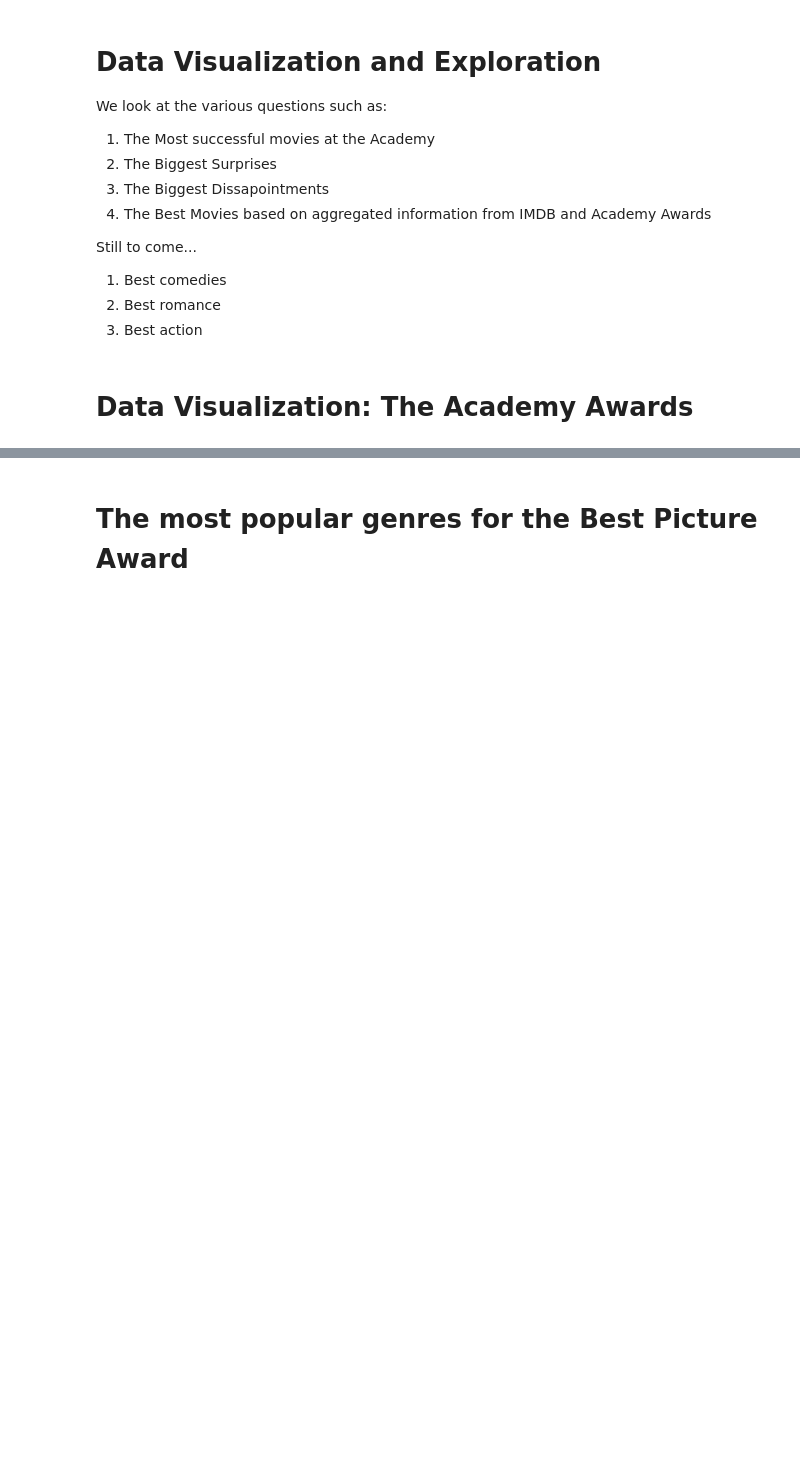
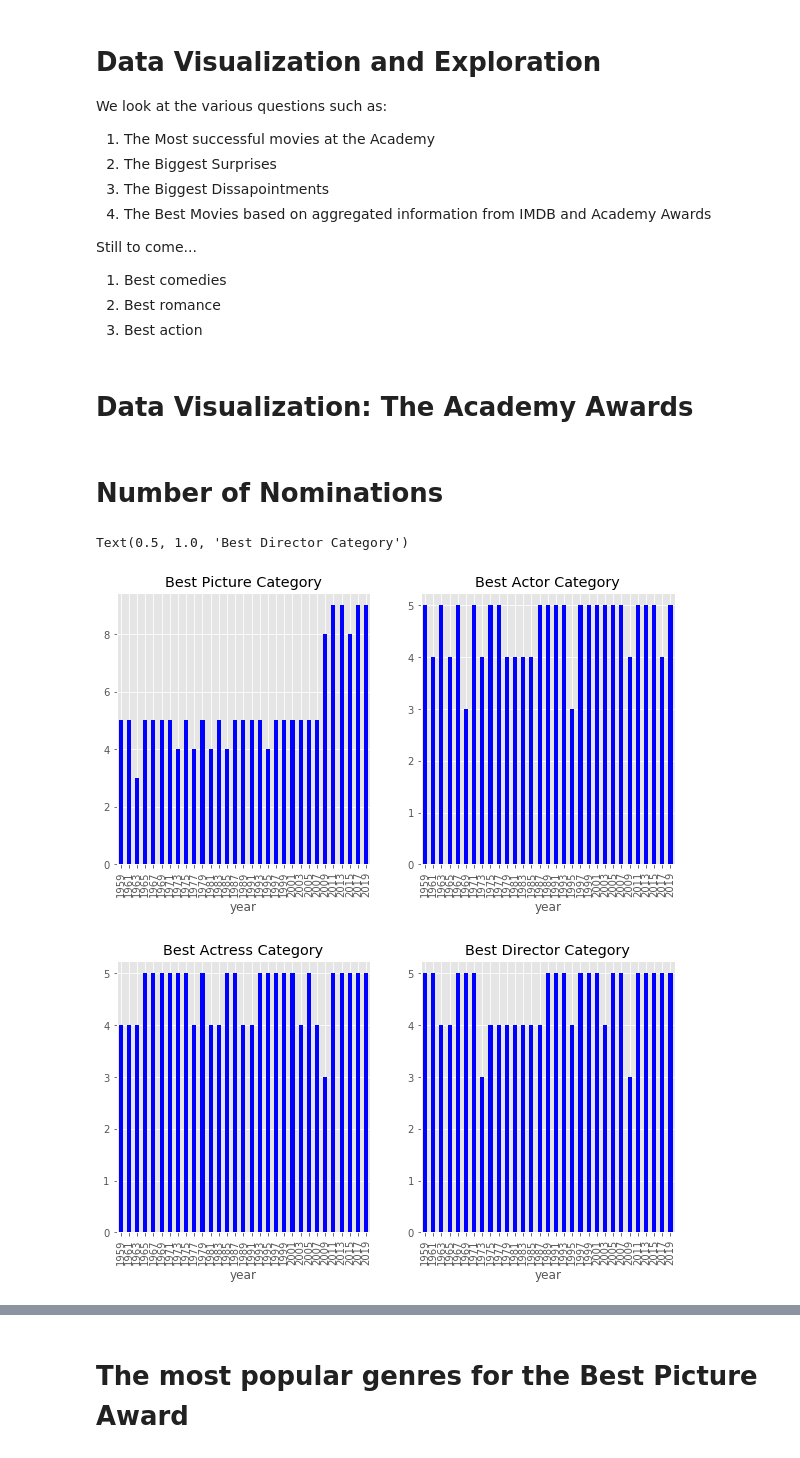
Before and after one commit to ronsg83/Predicting-2020-Oscars, a Jupyter notebook: 3_EDA_Data_Visualization.ipynb, the cells around one changed output, grey strips where cells are left out. Drawn from its saved outputs; the diff is of its cells as text; code cells hidden in the pictures; blank space fills up the shorter version.

Commit message:
Some new visualizations added

```diff
--- a/3_EDA_Data_Visualization.ipynb
+++ b/3_EDA_Data_Visualization.ipynb
@@ -60,3 +60,32 @@ df_movies_oscars_postcount = pd.read_csv('my_data_4/df_movies_oscars_postcount.c
 df_movies.title = df_movies.title.str.replace(':','')
 
 movie_dict = pickle.load(open("my_data_4/movie_dict","rb"))
+# %% [markdown]
+# Number of Nominations
+# %%
+DF_main = pd.read_csv('my_data/df_main_FINAL.csv', index_col=[0])
+plt.figure(figsize = (10,5))
+plt.subplot(1,2,1)
+df = DF_main[DF_main.picture != 'O']
+df.groupby('year').count().title[9::2].plot(kind='bar', color = 'b')
+plt.title('Best Picture Category')
+
+plt.subplot(1,2,2)
+df = DF_main[DF_main.actor != 'O']
+df.groupby('year').count().title[9::2].plot(kind='bar', color = 'b')
+plt.title('Best Actor Category')
+
+plt.figure(figsize = (10,5))
+plt.subplot(1,2,1)
+df = DF_main[DF_main.actress != 'O']
+df.groupby('year').count().title[9::2].plot(kind='bar', color = 'b')
+plt.title('Best Actress Category')
+
+plt.subplot(1,2,2)
+df = DF_main[DF_main.director != 'O']
+df.groupby('year').count().title[9::2].plot(kind='bar', color = 'b')
+plt.title('Best Director Category')
+# %% [output]
+Text(0.5, 1.0, 'Best Director Category')
+[figure, added]
+[figure, added]
```
Also changed, not shown: parts of 3 cells of this notebook.
